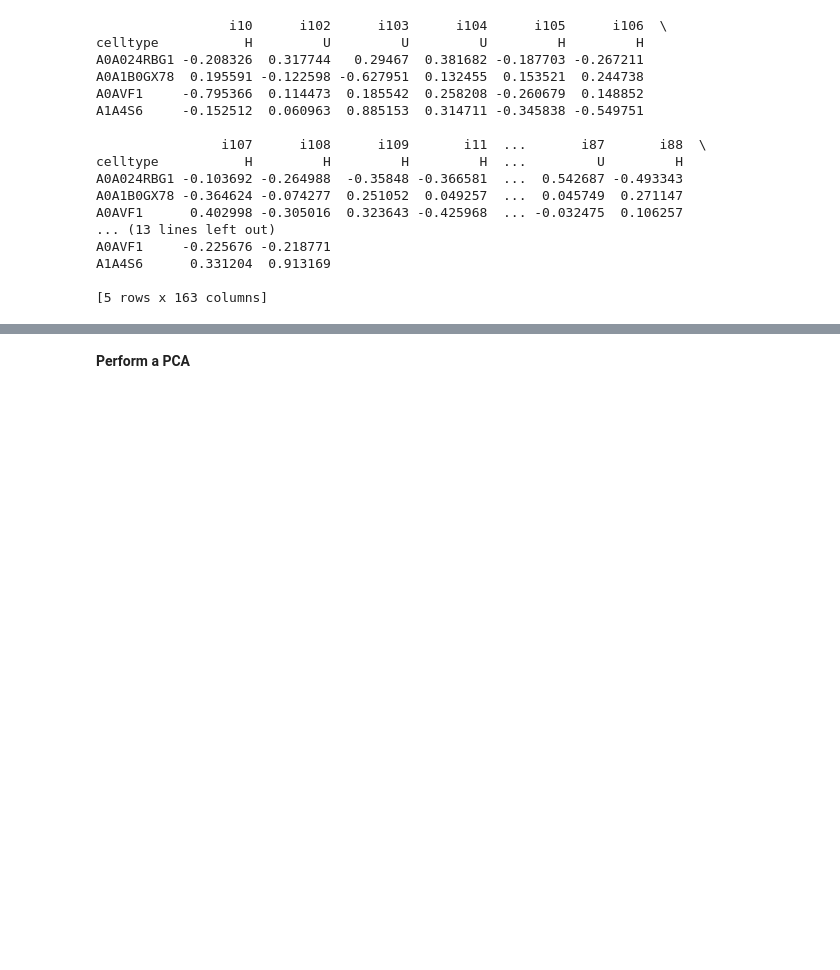
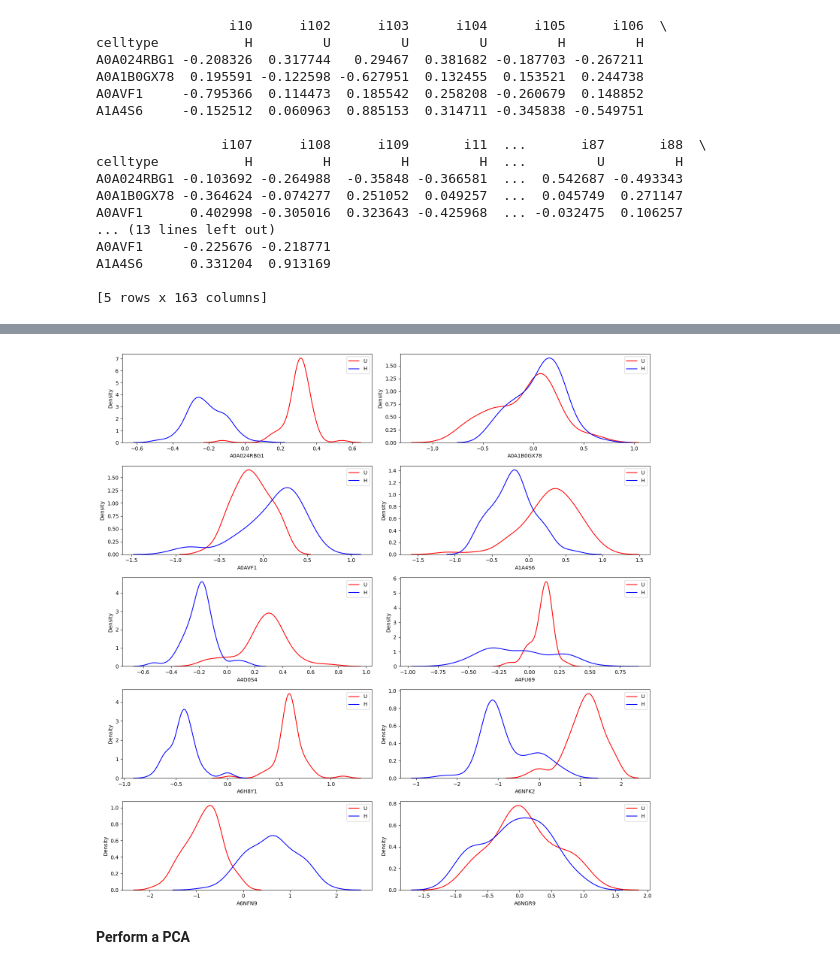
Before and after one commit to powwowath/pyMSpro, a Jupyter notebook: 00_simple_pipeline.ipynb, the cells around one changed output, grey strips where cells are left out. Cells and saved outputs as stored; diff of their text form; code cells hidden in the pictures; blank space fills up the shorter version.

```diff
--- a/00_simple_pipeline.ipynb
+++ b/00_simple_pipeline.ipynb
@@ -80,3 +133,31 @@ A1A4S6      0.331204  0.913169
+# %%
+# Split the dataframe by "celltype"
+prot_intensity_U = prot_intensity.loc[:, prot_intensity.loc['celltype'] == 'U']
+prot_intensity_H = prot_intensity.loc[:, prot_intensity.loc['celltype'] == 'H']
+
+# Remove the row "celltype"
+prot_intensity_U = prot_intensity_U.drop('celltype')
+prot_intensity_H = prot_intensity_H.drop('celltype')
+# %%
+# Density plots of the first 10 proteins
+index = prot_intensity_U.index
+
+fig, axs = plt.subplots(5, 2, figsize=(15, 15))
+
+for i in range(0, 10, 2):
+    sns.kdeplot(prot_intensity_U.loc[index[i], :], color='red', ax=axs[int(i/2), 0])
+    sns.kdeplot(prot_intensity_H.loc[index[i], :], color='blue', ax=axs[int(i/2), 0])
+
+    sns.kdeplot(prot_intensity_U.loc[index[i+1], :], color='red', ax=axs[int(i/2), 1])
+    sns.kdeplot(prot_intensity_H.loc[index[i+1], :], color='blue', ax=axs[int(i/2), 1])
+
+    axs[int(i/2), 0].legend(['U', 'H'])
+    axs[int(i/2), 1].legend(['U', 'H'])
+
+plt.tight_layout()
+plt.show()
+# %% [output]
+[figure, added]
 # %% [markdown]
 **Perform a PCA**
 # %%
```
Also changed, not shown: parts of 27 cells of this notebook, 1 other file.
